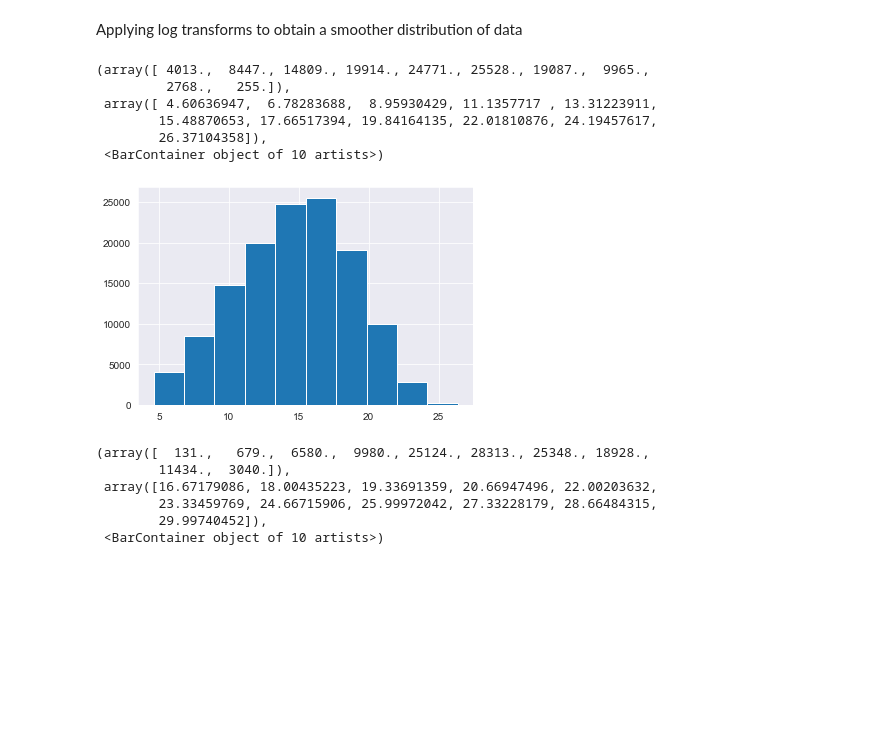
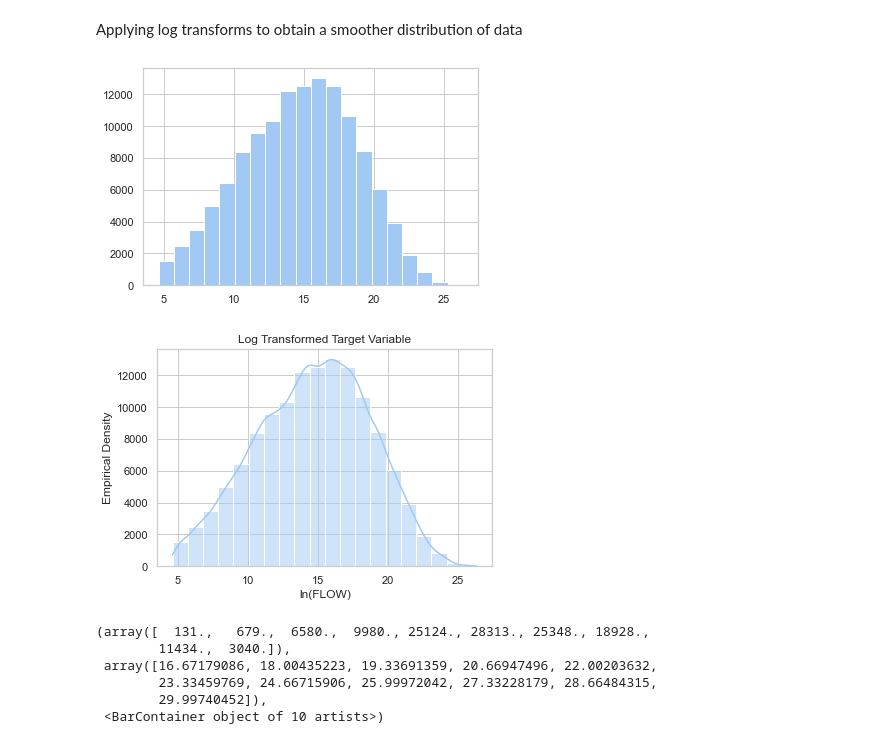
Before and after one commit to r4hu7/TradeModelling, a Jupyter notebook: notebooks/log_linear_regression.ipynb, the cells around one changed output. Cells and saved outputs as stored; diff of their text form; code cells hidden in the pictures; blank space fills up the shorter version.

```diff
--- a/notebooks/log_linear_regression.ipynb
+++ b/notebooks/log_linear_regression.ipynb
@@ -27,15 +27,19 @@ cleaned_df.shape
 # %% [markdown]
 Applying log transforms to obtain a smoother distribution of data
 # %%
-plt.hist(np.log(cleaned_df["FLOW"]))
+plt.hist(np.log(cleaned_df["FLOW"]), bins=20)
+plt.show()
 # %% [output]
-(array([ 4013.,  8447., 14809., 19914., 24771., 25528., 19087.,  9965.,
-         2768.,   255.]),
- array([ 4.60636947,  6.78283688,  8.95930429, 11.1357717 , 13.31223911,
-        15.48870653, 17.66517394, 19.84164135, 22.01810876, 24.19457617,
-        26.37104358]),
- <BarContainer object of 10 artists>)
-[figure, old version]
+[figure, new version]
+# %%
+sns.histplot(data=np.log(cleaned_df["FLOW"]), kde=True, bins=20)
+#sns.set(title="Log Transformed Target Variable", xlabel="ln(FLOW)", ylabel="Density")
+plt.xlabel("ln(FLOW)")
+plt.ylabel("Empirical Density")
+plt.title("Log Transformed Target Variable")
+plt.show()
+# %% [output]
+[figure, added]
 # %%
 plt.hist(np.log(cleaned_df["GDP_d"]))
 # %% [output]
```
Also changed, not shown: 21 other files.
